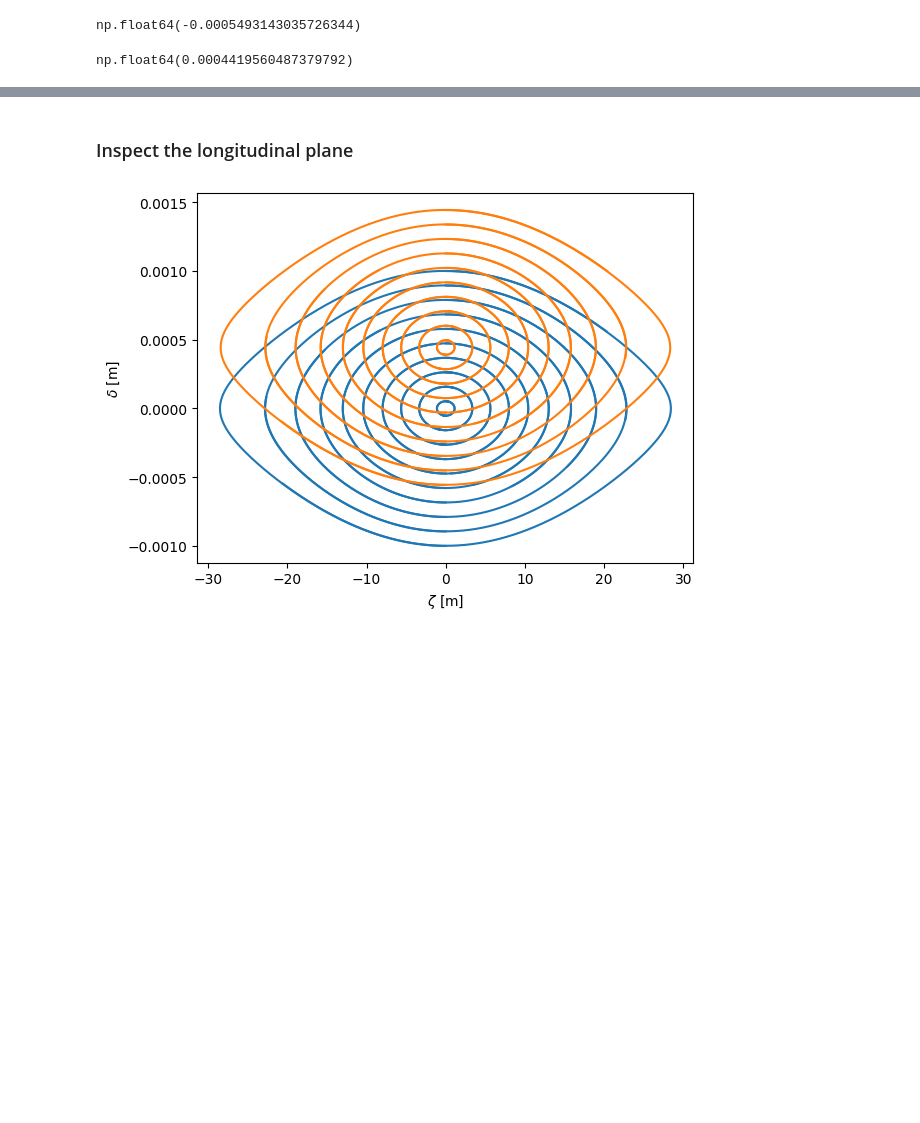
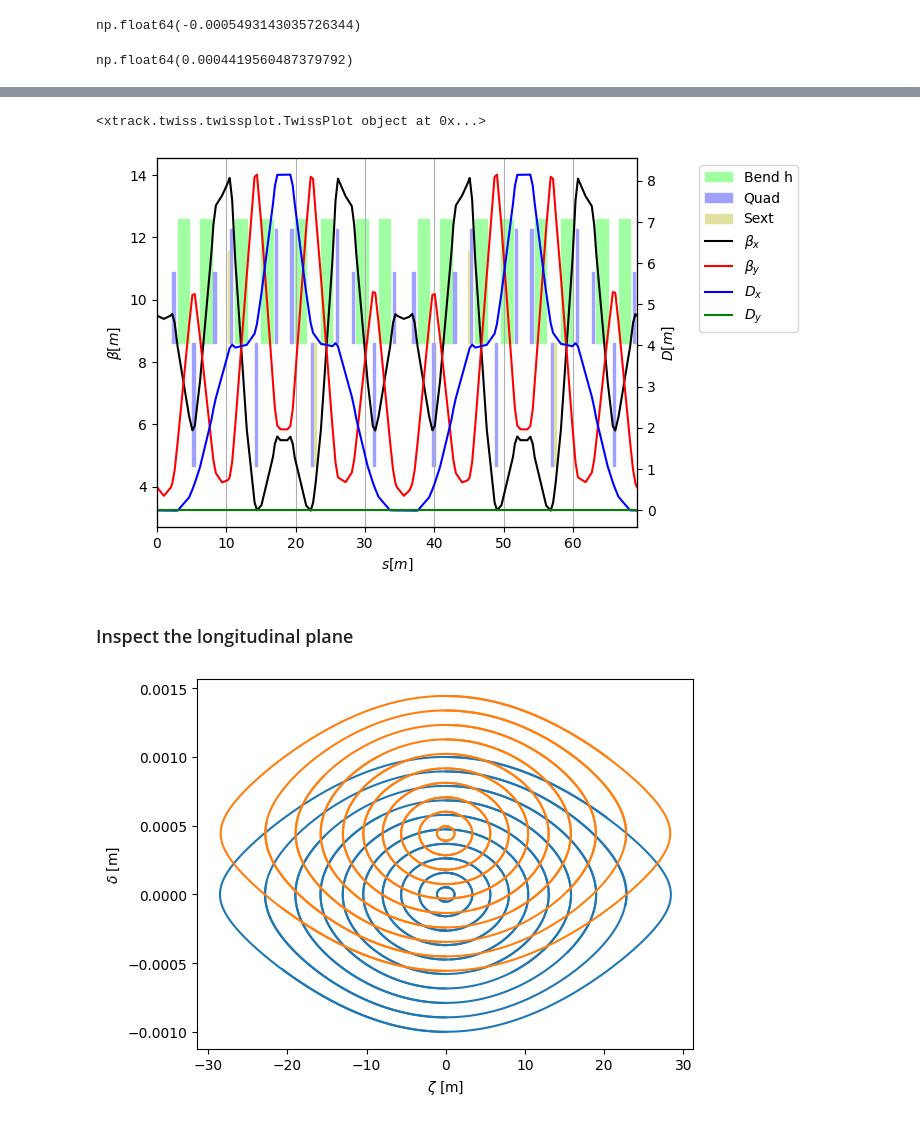
Before and after one commit to xsuite/tutorial_mixed_beams, a Jupyter notebook: notebook_03_mixed_beams.ipynb, the cells around one changed output, grey strips where cells are left out. Drawn from its saved outputs; the diff is of its cells as text; code cells hidden in the pictures; blank space fills up the shorter version.

```diff
--- a/notebook_03_mixed_beams.ipynb
+++ b/notebook_03_mixed_beams.ipynb
@@ -148,3 +191,8 @@ plt.legend()
+# %%
+tw_car.plot()
+# %% [output]
+<xtrack.twiss.twissplot.TwissPlot object at 0x...>
+[figure, added]
 # %% [markdown]
 ### Inspect the longitudinal plane
 # %%
```
Also changed, not shown: parts of 5 cells of this notebook.
